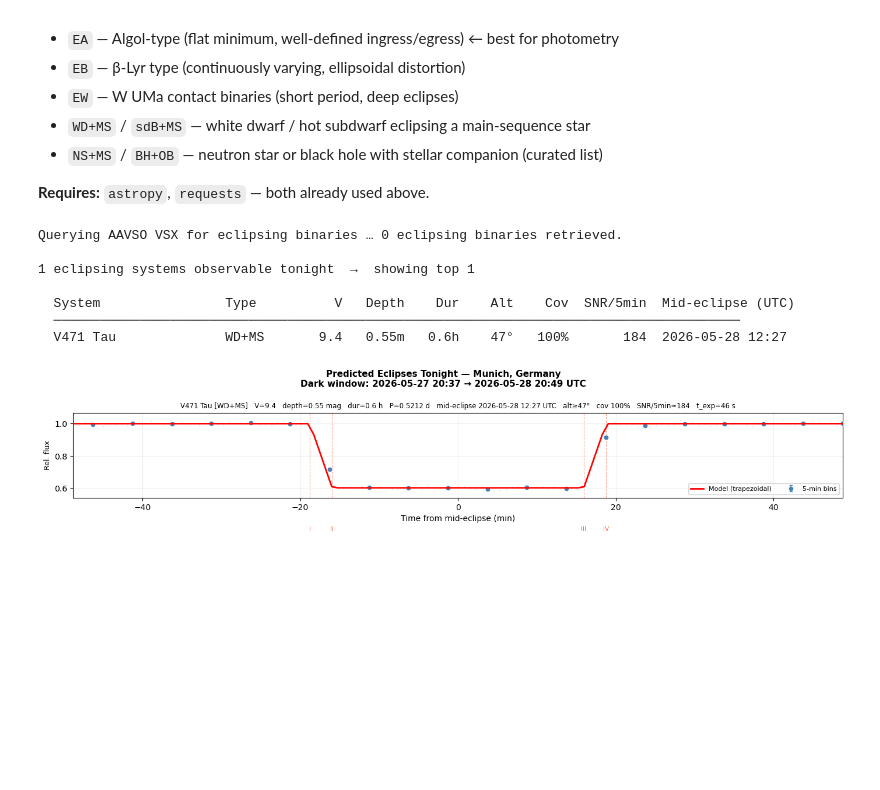
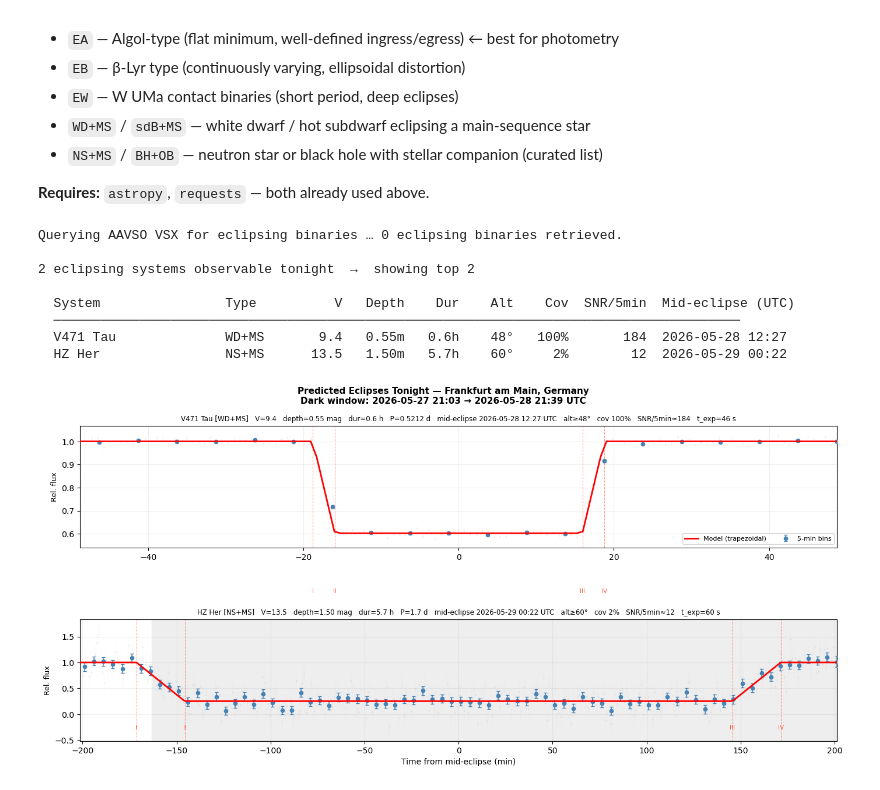
Before and after one commit to htbNoob/SeestarExoplanetCalculator, a Jupyter notebook: SeestarExoplanetCalculator.ipynb, the cells around one changed output. Cells and saved outputs as stored; diff of their text form; code cells hidden in the pictures; blank space fills up the shorter version.

Commit message:
Decouple EB magnitude limits from transit limits (BRIGHT_LIMIT_EB=4.0, FAINT_LIMIT_EB=14.0)

```diff
--- a/SeestarExoplanetCalculator.ipynb
+++ b/SeestarExoplanetCalculator.ipynb
@@ -65,11 +65,11 @@ FLUX_ZP_E_S = FWC_E / 10**(-0.4 * 5.25)                    # e-/s for mag 0 (~72
 # =============================================================================
 # USER PARAMETERS for Cell 8 — Simulated transit curve for a single target
 # =============================================================================
-STAR_MAG   = 7.7     # Host star magnitude (V-band)
-K          = 0.1553  # Planet-to-star radius ratio Rp/Rs  (transit depth ≈ K²)
-B_IMP      = 0.656   # Impact parameter  (0 = central;  must be < 1−K for full transit)
-T14_H      = 1.84    # Total transit duration T₁₄ (hours, first to fourth contact)
-U1, U2     = 0.40, 0.27  # Quadratic limb-darkening coefficients (solar G-type, V-band)
+STAR_MAG   = 7.67    # Host star magnitude (V-band)
+K          = 0.1554  # Planet-to-star radius ratio Rp/Rs  (transit depth ≈ K²)
+B_IMP      = 0.663   # Impact parameter  (0 = central;  must be < 1−K for full transit)
+T14_H      = 1.83    # Total transit duration T₁₄ (hours, first to fourth contact)
+U1, U2     = 0.56, 0.15  # Quadratic limb-darkening coefficients (solar G-type, V-band)
 EXPOSURE_S = 5.0     # Single-frame exposure time (seconds)
 SKY_MAG    = 18.0    # Sky surface brightness (mag/arcsec²)  — Bortle 4–5
 OBS_HOURS  = 3.0     # Total observation window (hours, centred on mid-transit)
@@ -79,28 +79,31 @@ SEED       = 42      # Random seed for reproducibility
 # ===============================================================================
 # USER PARAMETERS for Cell 10 - Displaying the top candidates to observe tonight
 # ===============================================================================
-LAT          = 48.135   # Observer latitude  (°N; negative = S)
-LON          = 11.582   # Observer longitude (°E; negative = W)
+LAT          = 50.0853   # Observer latitude  (°N; negative = S)
+LON          = 8.5822    # Observer longitude (°E; negative = W)
 ELEV_M       = 100       # Observer elevation (metres)
-SITE_NAME    = "Munich, Germany"
+SITE_NAME    = "Frankfurt am Main, Germany"  # Site name for display
 
 MIN_ALT      = 35.0     # Min. star altitude throughout transit (°)
 BRIGHT_LIMIT = 5.5      # Stars brighter than this may saturate (V mag)
-FAINT_LIMIT  = 13.0     # Stars fainter than this → poor SNR (V mag)
+FAINT_LIMIT  = 12.5     # Stars fainter than this → poor SNR (V mag)
 MIN_DEPTH    = 0.5      # Minimum transit depth (%)
 SKY_MAG_OBS  = 18.0     # Sky surface brightness at your site (mag/arcsec²)
-N_TOP        = 10       # Number of top transits to show
+N_TOP        = 5       # Number of top transits to show
 BIN_MIN      = 5.0      # Light-curve binning width (minutes)
 SEED         = 42
 
 # =====================================================================================
 # If you are out of luck for tonight - how about eclipsing binary candidates? Cell 12!
 # =====================================================================================
-MIN_DEPTH_EB   = 0.3    # Minimum primary eclipse depth (magnitudes)
-MAX_PERIOD_EB  = 365.0  # Maximum period (days) — longer = less likely to catch tonight
-MIN_ALT_EB     = 35.0   # Min star altitude throughout eclipse (°)
-N_TOP_EB       = 10     # Number of top systems to display
-BIN_MIN_EB     = 5.0    # Bin width for simulated LC (minutes)
+MIN_DEPTH_EB    = 0.01   # Minimum primary eclipse depth (magnitudes)
+MAX_PERIOD_EB   = 365.0  # Maximum period (days) — longer = less likely to catch tonight
+MIN_ALT_EB      = 35.0   # Min star altitude throughout eclipse (°)
+BRIGHT_LIMIT_EB = 4.0    # Brightest star for EB search — relaxed vs transit limit (deep eclipses tolerate mild saturation)
+FAINT_LIMIT_EB  = 14.0   # Faintest star for EB search — relaxed vs transit limit (deep eclipses detectable at lower SNR)
+
+N_TOP_EB        = 10     # Number of top systems to display
+BIN_MIN_EB      = 5.0    # Bin width for simulated LC (minutes)
 # %% [markdown]
 ## Calculate the Saturation Magnitude for an Exposure Length at the SeeStar S50 ##
 # %%
@@ -973,8 +971,8 @@ Systems are ranked by `depth × SNR/5min × coverage × sin(altitude)`.
 # %%
 # Reuse site/sky/dark-window from the transit cell if available
 try:
-    _bright     = BRIGHT_LIMIT
-    _faint      = FAINT_LIMIT
+    _bright     = BRIGHT_LIMIT_EB
+    _faint      = FAINT_LIMIT_EB
     _sky        = SKY_MAG_OBS
     _obs_loc    = obs_loc
     _site       = SITE_NAME
@@ -984,7 +982,7 @@ try:
     _dark_end   = dark_end
     _seed       = SEED
 except NameError:
-    _bright, _faint, _sky = 6.5, 13.5, 20.5
+    _bright, _faint, _sky = 4.0, 14.0, 18.0
     _lat, _lon, _elev = 48.135, 11.582, 520
     _site    = "Munich, Germany"
     _obs_loc = EarthLocation(lat=_lat*u.deg, lon=_lon*u.deg, height=_elev*u.m)
@@ -1225,33 +1223,34 @@ else:
         tot_m  = half_dur * 60
         for tc, lab in [(-tot_m, "I"), (-flat_m, "II"), (flat_m, "III"), (tot_m, "IV")]:
             ax.axvline(tc, color="tomato", lw=0.8, ls="--", alpha=0.6)
             ax.text(tc, 1 - dep * 1.6, lab, ha="center", va="top",
                     fontsize=7.5, color="tomato")
 
         mid_str = Time(mid_jd, format="jd", scale="tdb").utc.iso[:16]
         ax.set_title(
             f"{c['name']} [{c['label']}]   V={vmag:.1f}   "
             f"depth={c['depth_mag']:.2f} mag   dur={dur_h:.1f} h   "
             f"P={c['per']:.4g} d   mid-eclipse {mid_str} UTC   "
             f"alt≥{c['alt']:.0f}°   cov {c['frac']*100:.0f}%   "
             f"SNR/5min≈{c['snr5']:.0f}   t_exp={exp:.0f} s",
             fontsize=8.5
         )
         ax.set_ylabel("Rel. flux", fontsize=9)
         ax.set_xlim(t_m[0], t_m[-1])
         ax.grid(alpha=0.2)
         if ax is axes[0]:
             ax.legend(fontsize=8, loc="lower right", ncol=3)
 
     axes[-1].set_xlabel("Time from mid-eclipse (min)", fontsize=10)
     plt.tight_layout()
     plt.show()
 # %% [output]
 Querying AAVSO VSX for eclipsing binaries … 0 eclipsing binaries retrieved.
 
-1 eclipsing systems observable tonight  →  showing top 1
+2 eclipsing systems observable tonight  →  showing top 2
 
   System                Type          V   Depth    Dur    Alt    Cov  SNR/5min  Mid-eclipse (UTC)
   ────────────────────────────────────────────────────────────────────────────────────────
-  V471 Tau              WD+MS       9.4   0.55m   0.6h    47°   100%       184  2026-05-28 12:27
+  V471 Tau              WD+MS       9.4   0.55m   0.6h    48°   100%       184  2026-05-28 12:27
+  HZ Her                NS+MS      13.5   1.50m   5.7h    60°     2%        12  2026-05-29 00:22
-[figure, old version]
+[figure, new version]
```
Also changed, not shown: parts of 2 cells of this notebook.
